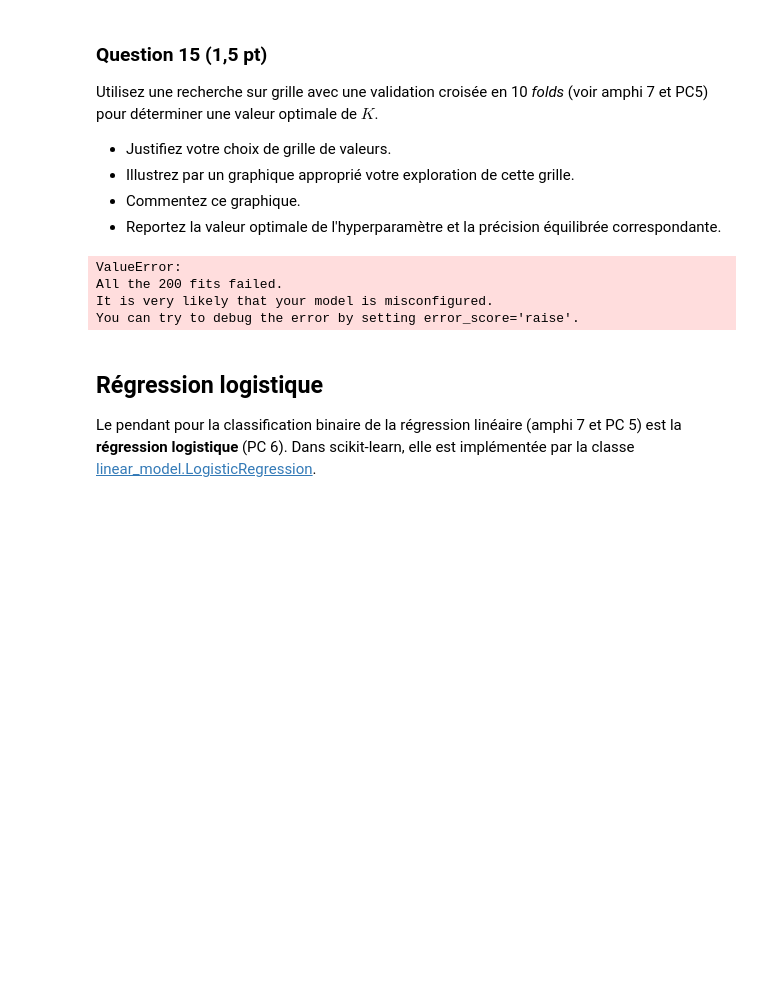
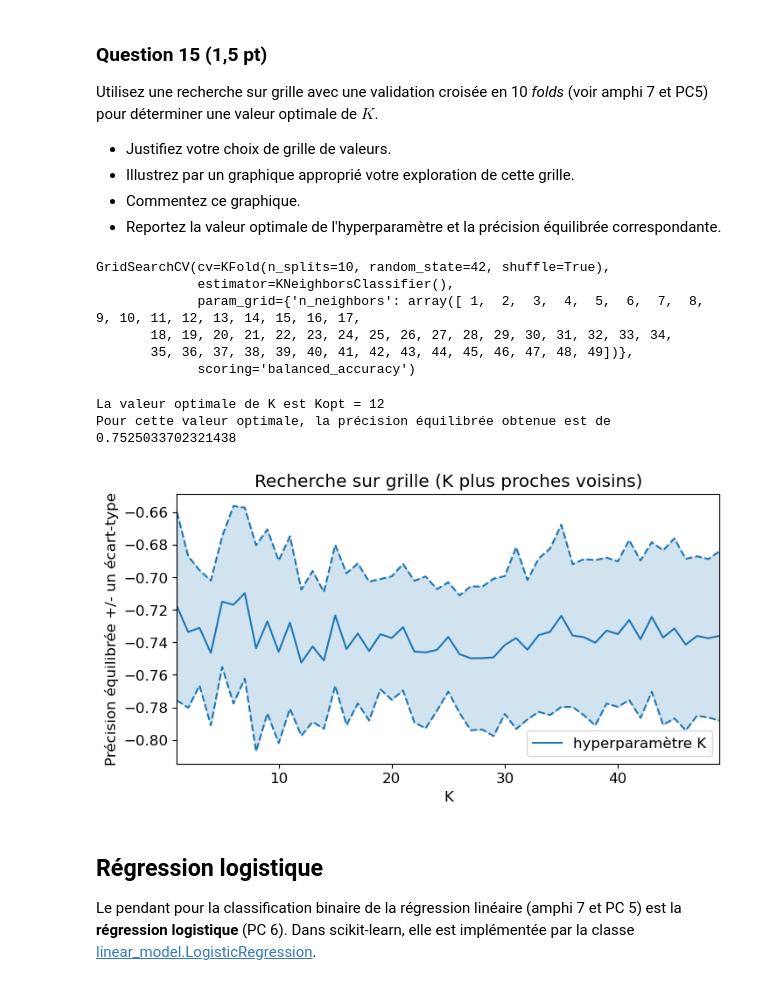
Before and after one commit to bavrillon/Projets_UE21, a Jupyter notebook: DATA/Projet_GR28.ipynb, the cells around one changed output. Saved outputs shown, nothing was run; the diff lists cells and outputs as text; code cells hidden in the pictures; blank space fills up the shorter version.

Commit message:
Qust° 15 + Corrections plus proche voisin et précision équilibrée

```diff
--- a/DATA/Projet_GR28.ipynb
+++ b/DATA/Projet_GR28.ipynb
@@ -339,11 +337,11 @@ On vérifie ci-dessous que l’accuracy du modèle utilisant les données standa
 
 # Calcul de l'accuracy du modèle obtenu avec les données standardisées
 knn = KNeighborsClassifier(n_neighbors=1)
-knn.fit(X_scaled, y_train)
+knn.fit(X_scaled, y_train_risk_vs_norisk)
 
 y_pred = knn.predict(X_scaled)
 
-ba = balanced_accuracy_score(y_train, y_pred)
+ba = balanced_accuracy_score(y_train_risk_vs_norisk, y_pred)
 print(f"Précision équilibrée (k=1): {ba}")
 # %% [output]
 Précision équilibrée (k=1): 1.0
@@ -359,33 +357,71 @@ Utilisez une recherche sur grille avec une validation croisée en 10 _folds_ (vo
 * Commentez ce graphique.
 * Reportez la valeur optimale de l'hyperparamètre et la précision équilibrée correspondante.
 # %%
-# MODIFIER TOUTES LES VALEURS !!!
 from sklearn import model_selection
 
 # instantier un objet KFold
-kf = model_selection.KFold(n_splits=5, shuffle=True, random_state=42)
+kf = model_selection.KFold(n_splits=10, shuffle=True, random_state=42)
 
 # Définir la grille de valeurs de l'hyperparamètre K
-Ks = np.logspace(-5, 1, 40)
+Ks = np.arange(1,50, 1,'int')
 
 # Définir le modèle à évaluer
-knn = KNeighborsClassifier(n_neighbors=1)
+knn = KNeighborsClassifier()
 
 # Instantier la recherche sur grille
 grid = model_selection.GridSearchCV(knn, {'n_neighbors': Ks},
                                     cv=kf, # on utilise les folds déjà définis
-                                    scoring='neg_root_mean_squared_error'
+                                    scoring='balanced_accuracy'
                                    )
 
 # Utiliser la recherche sur grille
-grid.fit(X_scaled, y_train)
-
-#APRES AVOIR TROUVE UN LAMBDA, ON PEUT AFFINER POUR APPROCHER LA VALEUR OPTIMALE
+grid.fit(X_scaled, y_train_risk_vs_norisk)
 # %% [output]
-ValueError:
-All the 200 fits failed.
-It is very likely that your model is misconfigured.
-You can try to debug the error by setting error_score='raise'.
+GridSearchCV(cv=KFold(n_splits=10, random_state=42, shuffle=True),
+             estimator=KNeighborsClassifier(),
+             param_grid={'n_neighbors': array([ 1,  2,  3,  4,  5,  6,  7,  8,  9, 10, 11, 12, 13, 14, 15, 16, 17,
+       18, 19, 20, 21, 22, 23, 24, 25, 26, 27, 28, 29, 30, 31, 32, 33, 34,
+       35, 36, 37, 38, 39, 40, 41, 42, 43, 44, 45, 46, 47, 48, 49])},
+             scoring='balanced_accuracy')
+# %%
+# Affichage des résultats de l'exploration de la grille
+
+grid.cv_results_.keys()
+
+plt.figure(figsize=(8, 4))
+
+ba = -grid.cv_results_['mean_test_score']
+std_error = grid.cv_results_['std_test_score']
+
+# afficher les RMSE avec une échelle logarithmique pour les abscisses :
+plt.plot(grid.cv_results_['param_n_neighbors'], ba,
+             label="hyperparamètre K", color='tab:blue')
+plt.plot(grid.cv_results_['param_n_neighbors'], ba + std_error,
+             color='tab:blue', linestyle='dashed')
+plt.plot(grid.cv_results_['param_n_neighbors'], ba - std_error,
+             color='tab:blue', linestyle='dashed')
+
+# colorer l'espace entre les courbes représentant les écarts-types
+plt.fill_between(Ks, (ba + std_error), (ba - std_error),
+                 color='tab:blue',
+                 alpha=0.2, # contrôle la transparence
+                )
+
+# Mise en forme
+plt.xlabel("K")
+plt.ylabel("Précision équilibrée +/- un écart-type")
+plt.xlim([Ks[0], Ks[-1]])
+plt.title("Recherche sur grille (K plus proches voisins)")
+plt.legend(loc='best')
+
+# Recherche valeur optimale de K, minimisannt la RMSE Kopt
+Kopt = grid.best_params_['n_neighbors']
+print(f"La valeur optimale de K est Kopt = {Kopt}")
+print(f"Pour cette valeur optimale, la précision équilibrée obtenue est de {grid.cv_results_['mean_test_score'][Kopt-1]}")
+# %% [output]
+La valeur optimale de K est Kopt = 12
+Pour cette valeur optimale, la précision équilibrée obtenue est de 0.7525033702321438
+[figure, added]
 # %% [markdown]
 ## Régression logistique
 Le pendant pour la classification binaire de la régression linéaire (amphi 7 et PC 5) est la __régression logistique__ (PC 6). Dans scikit-learn, elle est implémentée par la classe [linear_model.LogisticRegression](https://scikit-learn.org/stable/modules/generated/sklearn.linear_model.LogisticRegression.html).
```
Also changed, not shown: parts of 4 cells of this notebook.
